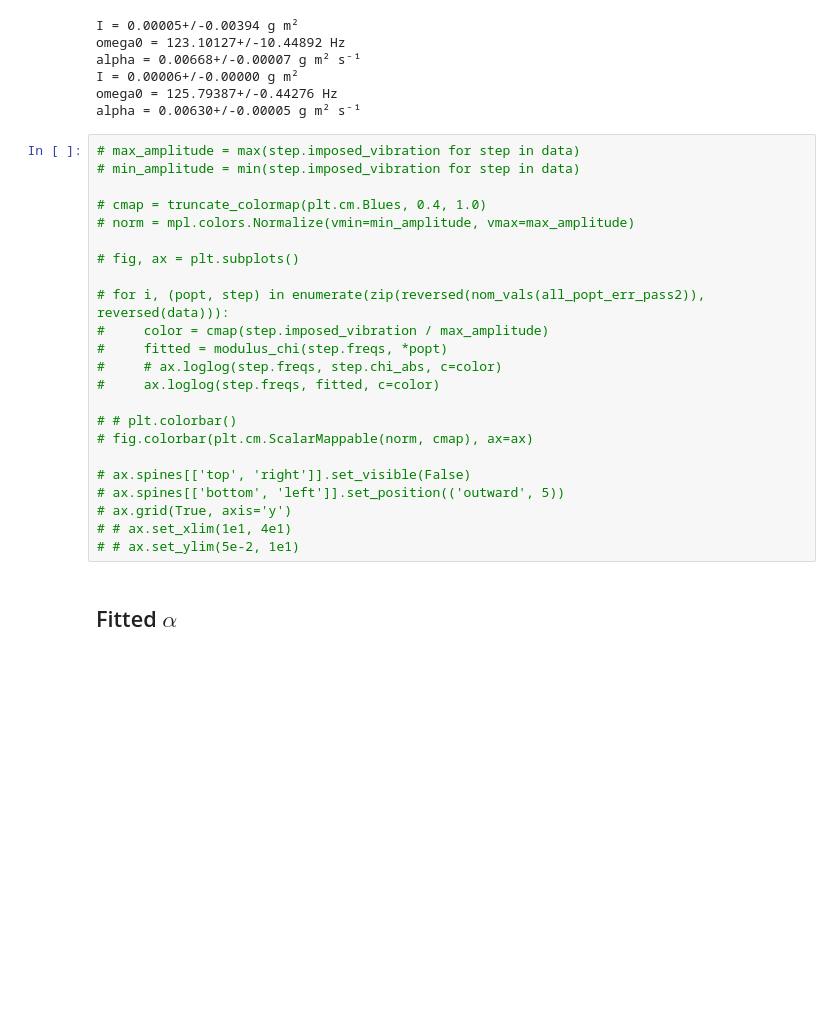
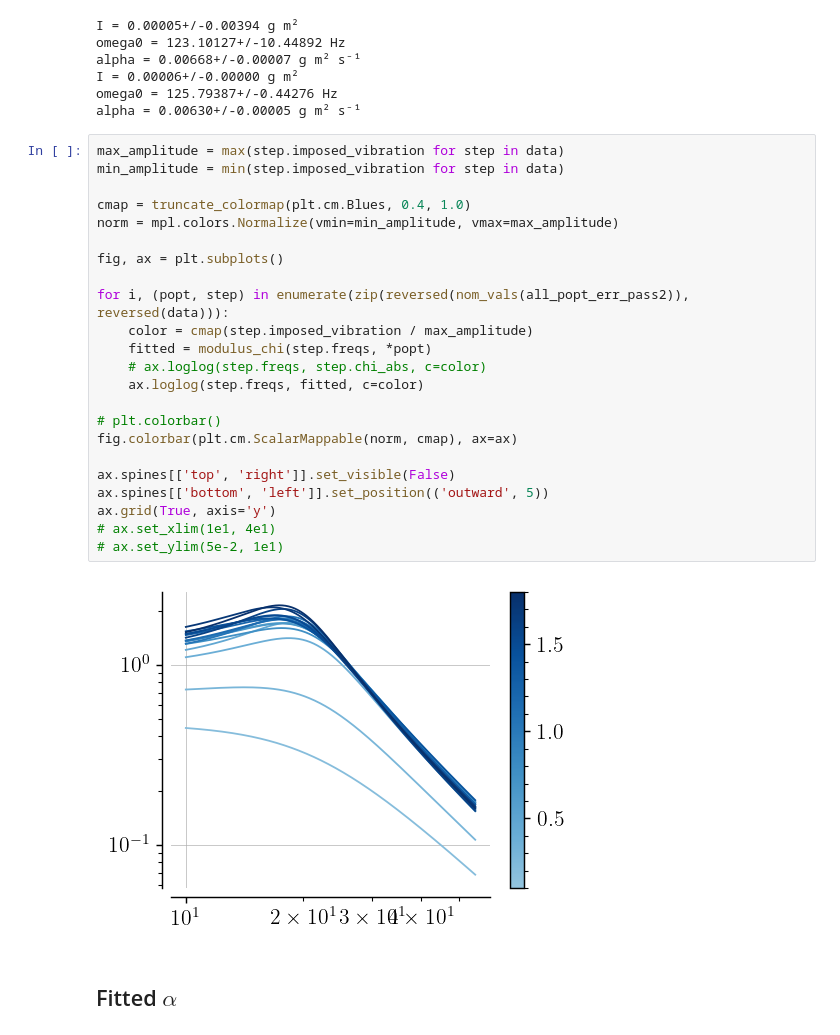
Before and after one commit to TomVdt/TPIII, a Jupyter notebook: 05-milieux-granulaires/analyse/exp1_sand_friction.ipynb, the cells around one changed output. Saved outputs shown, nothing was run; the diff lists cells and outputs as text; blank space fills up the shorter version.

Commit message:
images + data + ratio + L

```diff
--- a/05-milieux-granulaires/analyse/exp1_sand_friction.ipynb
+++ b/05-milieux-granulaires/analyse/exp1_sand_friction.ipynb
@@ -132,28 +132,30 @@ I = 0.00006+/-0.00000 g m²
 omega0 = 125.79387+/-0.44276 Hz
 alpha = 0.00630+/-0.00005 g m² s⁻¹
 # %%
-# max_amplitude = max(step.imposed_vibration for step in data)
-# min_amplitude = min(step.imposed_vibration for step in data)
+max_amplitude = max(step.imposed_vibration for step in data)
+min_amplitude = min(step.imposed_vibration for step in data)
 
-# cmap = truncate_colormap(plt.cm.Blues, 0.4, 1.0)
-# norm = mpl.colors.Normalize(vmin=min_amplitude, vmax=max_amplitude)
+cmap = truncate_colormap(plt.cm.Blues, 0.4, 1.0)
+norm = mpl.colors.Normalize(vmin=min_amplitude, vmax=max_amplitude)
 
-# fig, ax = plt.subplots()
+fig, ax = plt.subplots()
 
-# for i, (popt, step) in enumerate(zip(reversed(nom_vals(all_popt_err_pass2)), reversed(data))):
-#     color = cmap(step.imposed_vibration / max_amplitude)
-#     fitted = modulus_chi(step.freqs, *popt)
-#     # ax.loglog(step.freqs, step.chi_abs, c=color)
-#     ax.loglog(step.freqs, fitted, c=color)
+for i, (popt, step) in enumerate(zip(reversed(nom_vals(all_popt_err_pass2)), reversed(data))):
+    color = cmap(step.imposed_vibration / max_amplitude)
+    fitted = modulus_chi(step.freqs, *popt)
+    # ax.loglog(step.freqs, step.chi_abs, c=color)
+    ax.loglog(step.freqs, fitted, c=color)
 
-# # plt.colorbar()
-# fig.colorbar(plt.cm.ScalarMappable(norm, cmap), ax=ax)
+# plt.colorbar()
+fig.colorbar(plt.cm.ScalarMappable(norm, cmap), ax=ax)
 
-# ax.spines[['top', 'right']].set_visible(False)
-# ax.spines[['bottom', 'left']].set_position(('outward', 5))
-# ax.grid(True, axis='y')
-# # ax.set_xlim(1e1, 4e1)
-# # ax.set_ylim(5e-2, 1e1)
+ax.spines[['top', 'right']].set_visible(False)
+ax.spines[['bottom', 'left']].set_position(('outward', 5))
+ax.grid(True, axis='y')
+# ax.set_xlim(1e1, 4e1)
+# ax.set_ylim(5e-2, 1e1)
+# %% [output]
+[figure, added]
 # %% [markdown]
 ## Fitted $\alpha$
 # %%
```
Also changed, not shown: parts of 1 cell of this notebook, 44 other files.
